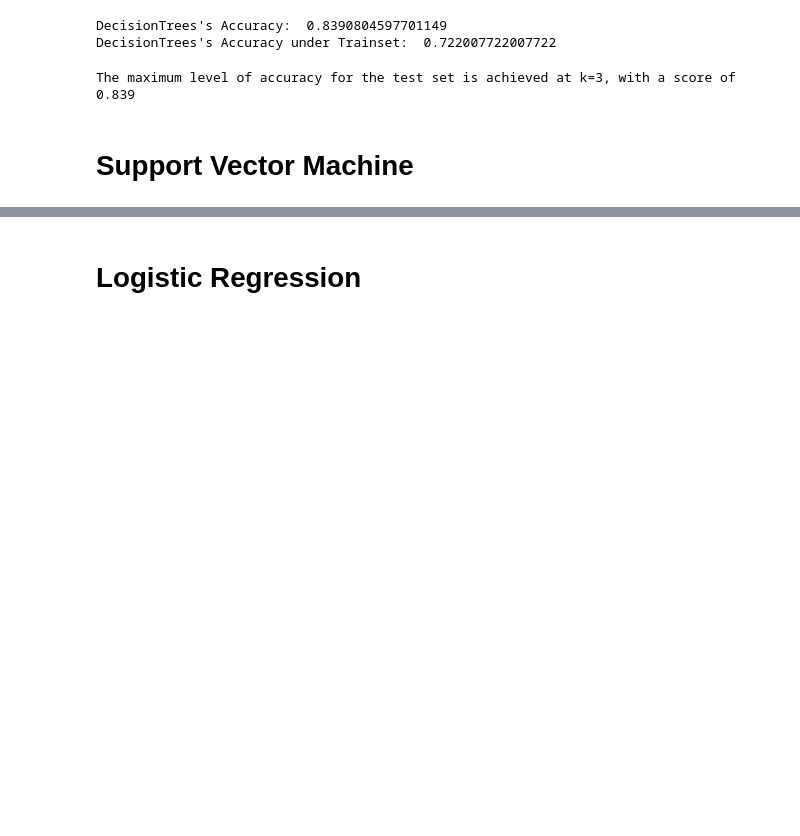
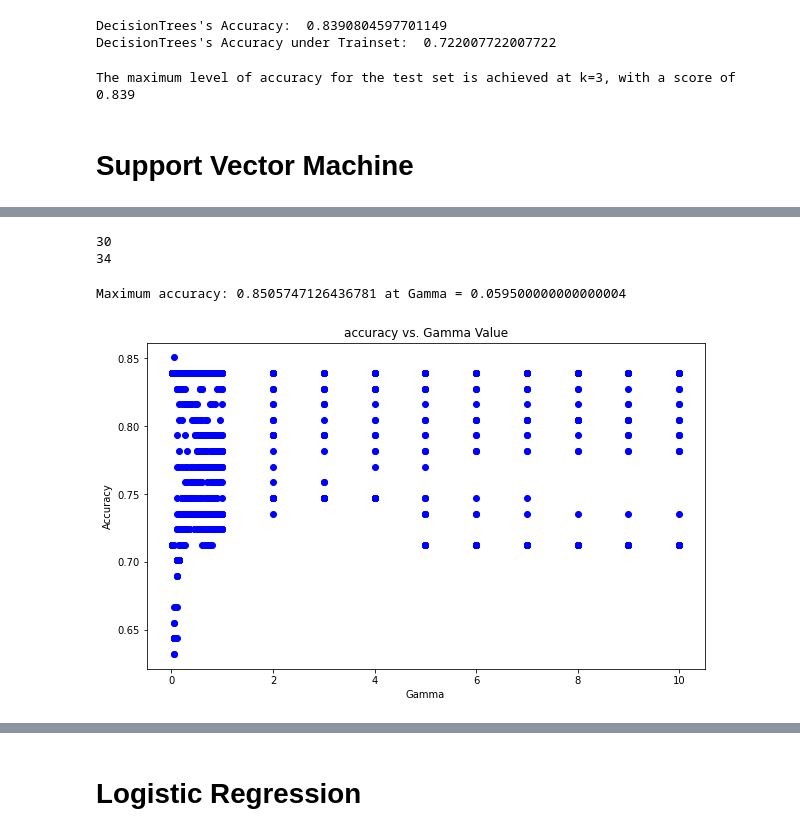
Before and after one commit to alexfrf/coursera-capstone-project, a Jupyter notebook: Capstone_Project.ipynb, the cells around one changed output, grey strips where cells are left out. Saved outputs shown, nothing was run; the diff lists cells and outputs as text; code cells hidden in the pictures; blank space fills up the shorter version.

```diff
--- a/Capstone_Project.ipynb
+++ b/Capstone_Project.ipynb
@@ -442,0 +448,36 @@ The maximum level of accuracy for the test set is achieved at k=3, with a score
+# %%
+list_gamma = list(np.linspace(0.01,1,21)) + list(np.arange(2,11,1))
+list_tc = list(np.linspace(0.01,1,21)) + list(np.arange(5,250,20))
+print(len(list_gamma))
+print(len(list_tc))
+# %% [output]
+30
+34
+# %%
+from sklearn import svm
+scores = []
+params = []
+for g in list_gamma:
+    for c in list_tc:
+        title = 'gamma = {:.2f}, C = {:.2f}'.format(g, c)
+        clf = svm.SVC(kernel = 'rbf', gamma = g, C = c).fit(x_train, y_train)
+        params.append((g,c))
+        score = clf.score(x_test,y_test)
+        scores.append(score)
+# %%
+cs=[]
+gammas=[]
+for i in params:
+    gammas.append(i[0])
+    cs.append(i[1])
+
+plt.figure(figsize=(10,6))
+plt.scatter(gammas,scores,color = 'blue',
+         marker='o')
+plt.title('accuracy vs. Gamma Value')
+plt.xlabel('Gamma')
+plt.ylabel('Accuracy')
+print("Maximum accuracy:",max(scores),"at Gamma =",gammas[np.array(scores).argmax()])
+# %% [output]
+Maximum accuracy: 0.8505747126436781 at Gamma = 0.059500000000000004
+[figure, added]
```
Also changed, not shown: parts of 16 cells of this notebook.
